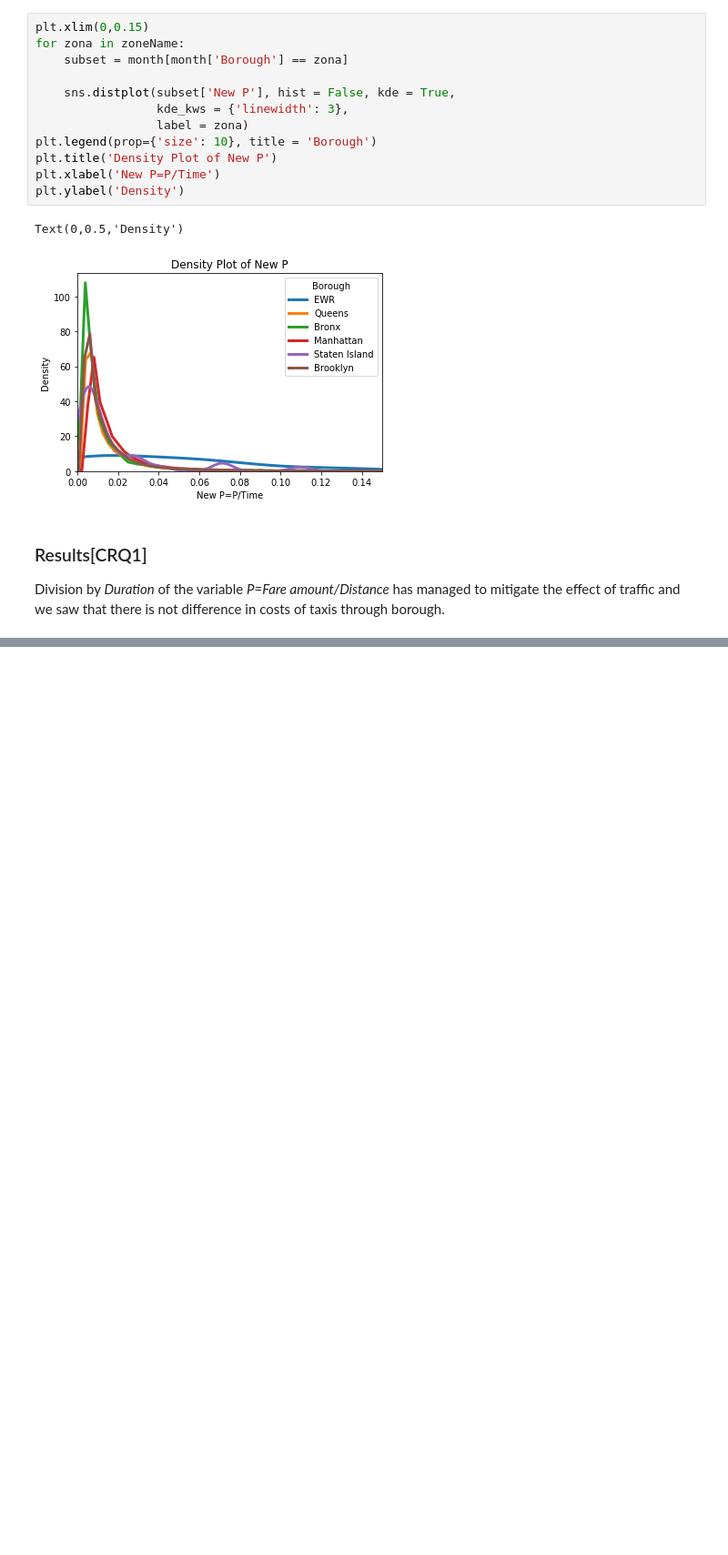
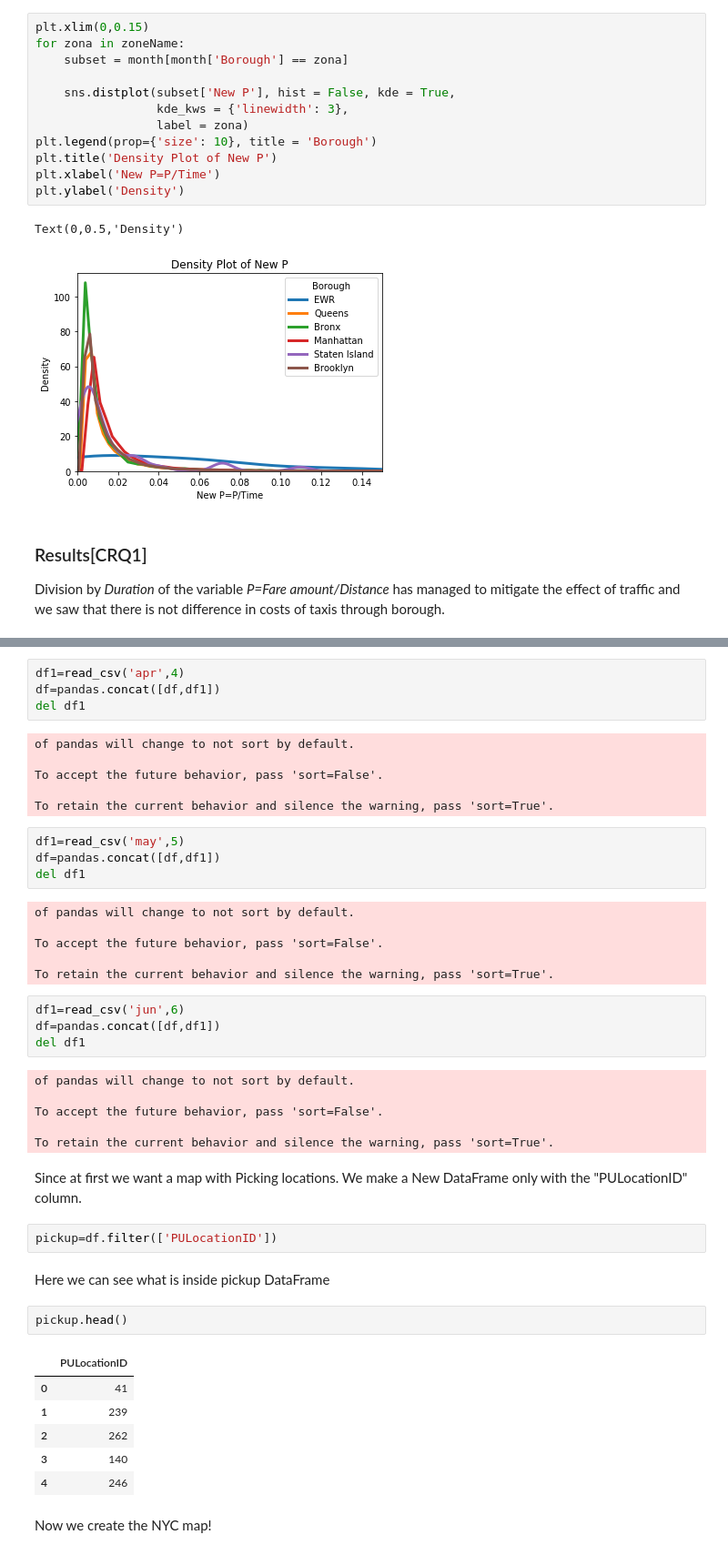
Before and after one commit to marcovicentini/HW2ADM, a Jupyter notebook: DEFINTIVE.ipynb, the cells around one changed output, grey strips where cells are left out. Shown at 91% size. Saved outputs shown, nothing was run; the diff lists cells and outputs as text; blank space fills up the shorter version.

```diff
--- a/DEFINTIVE.ipynb
+++ b/DEFINTIVE.ipynb
@@ -1823,0 +1775,47 @@ Division by *Duration* of the variable *P=Fare amount/Distance* has managed to m
+# %%
+df1=read_csv('apr',4)
+df=pandas.concat([df,df1])
+del df1
+# %% [output]
+of pandas will change to not sort by default.
+
+To accept the future behavior, pass 'sort=False'.
+
+To retain the current behavior and silence the warning, pass 'sort=True'.
+# %%
+df1=read_csv('may',5)
+df=pandas.concat([df,df1])
+del df1
+# %% [output]
+of pandas will change to not sort by default.
+
+To accept the future behavior, pass 'sort=False'.
+
+To retain the current behavior and silence the warning, pass 'sort=True'.
+# %%
+df1=read_csv('jun',6)
+df=pandas.concat([df,df1])
+del df1
+# %% [output]
+of pandas will change to not sort by default.
+
+To accept the future behavior, pass 'sort=False'.
+
+To retain the current behavior and silence the warning, pass 'sort=True'.
+# %% [markdown]
+Since at first we want a map with Picking locations. We make a New DataFrame only with the "PULocationID" column.
+# %%
+pickup=df.filter(['PULocationID'])
+# %% [markdown]
+Here we can see what is inside pickup DataFrame
+# %%
+pickup.head()
+# %% [output]
+|  | PULocationID |
+| 0 | 41 |
+| 1 | 239 |
+| 2 | 262 |
+| 3 | 140 |
+| 4 | 246 |
+# %% [markdown]
+Now we create the NYC map!
```
Also changed, not shown: parts of 54 cells of this notebook.
